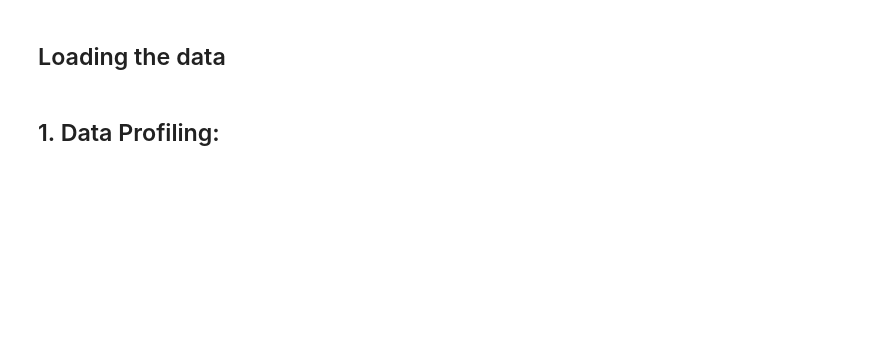
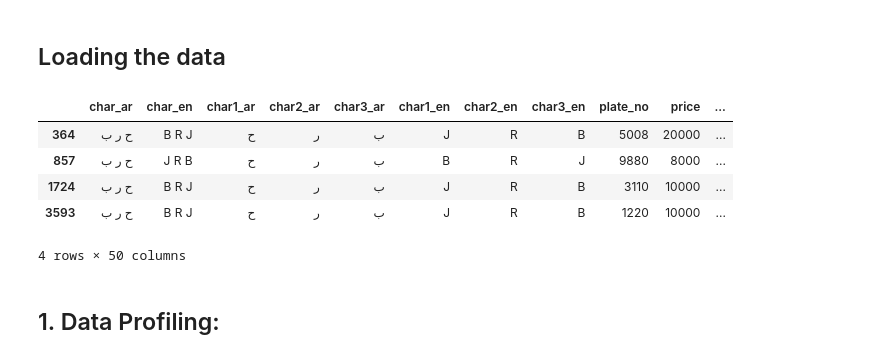
Before and after one commit to Hamad-32/Plate-Price-Prediction, a Jupyter notebook: EDA.ipynb, the cells around one changed output. Cells and saved outputs as stored; diff of their text form; code cells hidden in the pictures; blank space fills up the shorter version.

```diff
--- a/EDA.ipynb
+++ b/EDA.ipynb
@@ -6,6 +6,15 @@ import seaborn as sns
 ## Loading the data
 # %%
 df = pd.read_csv("data/data_with_features.csv")
+# %%
+df[(df['char_ar'] == 'ح ر ب')& (df['same_middles_no'])]
+# %% [output]
+|  | char_ar | char_en | char1_ar | char2_ar | char3_ar | char1_en | char2_en | char3_en | plate_no | price | ... |
+| 364 | ح ر ب | B R J | ح | ر | ب | J | R | B | 5008 | 20000 | ... |
+| 857 | ح ر ب | J R B | ح | ر | ب | B | R | J | 9880 | 8000 | ... |
+| 1724 | ح ر ب | B R J | ح | ر | ب | J | R | B | 3110 | 10000 | ... |
+| 3593 | ح ر ب | B R J | ح | ر | ب | J | R | B | 1220 | 10000 | ... |
+4 rows × 50 columns
 # %% [markdown]
 ## 1. Data Profiling:
 # %%
```
Also changed, not shown: parts of 19 cells of this notebook, 2 other files.
